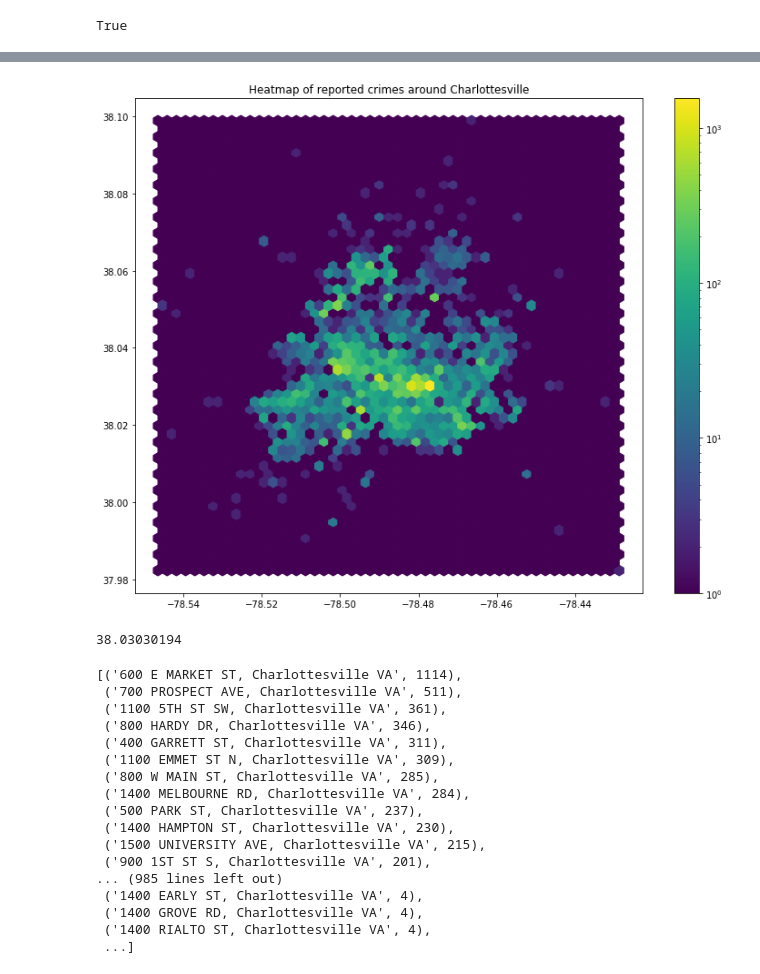
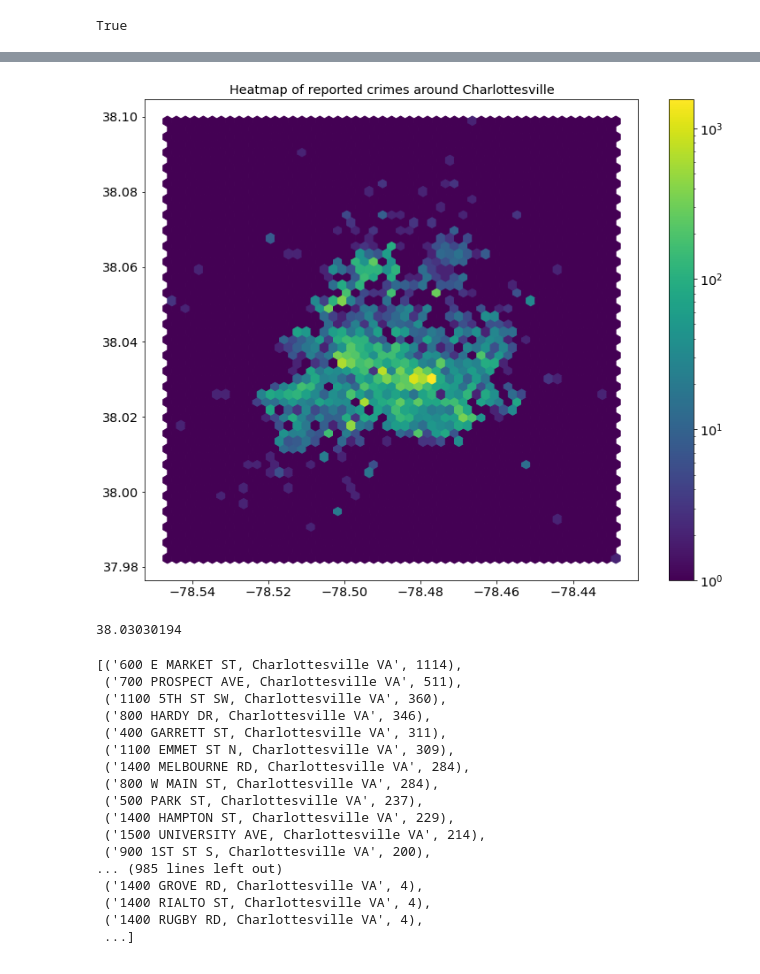
Before and after one commit to auhcheng/cville-crime, a Jupyter notebook: crime_data-analysis.ipynb, the cells around one changed output, grey strips where cells are left out. Drawn from its saved outputs; the diff is of its cells as text; code cells hidden in the pictures.

Commit message:
Cluster and crime

```diff
--- a/crime_data-analysis.ipynb
+++ b/crime_data-analysis.ipynb
@@ -1,10 +1,18 @@
 # %%
 import pandas as pd
 import numpy as np
-import sklearn
+from sklearn.cluster import KMeans
 import matplotlib.pyplot as plt
 from datetime import datetime
 from dateutil import tz
+import matplotlib.pylab as pylab
+params = {'legend.fontsize': 'x-large',
+          'figure.figsize': (15, 5),
+         'axes.labelsize': 'x-large',
+         'axes.titlesize':'x-large',
+         'xtick.labelsize':'x-large',
+         'ytick.labelsize':'x-large'}
+pylab.rcParams.update(params)
 # %%
 crime = pd.read_csv('Crime_Data.csv')
 crime.info()
@@ -97,22 +105,22 @@ crime.head()
 # %%
 Xmin = -78.556730
 Xmax = -78.427396
 Ymin = 37.978503
 Ymax = 38.103614
 # 37.978503, -78.556730 left bottom
 # 38.103614, -78.427396 right top
-cr = crime[crime.X > Xmin]
-cr = cr[cr.X < Xmax]
-cr = cr[cr.Y > Ymin]
-cr = cr[cr.Y < Ymax]
+crime = crime[crime.X > Xmin]
+crime = crime[crime.X < Xmax]
+crime = crime[crime.Y > Ymin]
+crime = crime[crime.Y < Ymax]
 
 plt.figure(figsize=(12.5, 10))
-plt.hexbin(cr.X, cr.Y, gridsize=50, bins='log')
+plt.hexbin(crime.X, crime.Y, gridsize=50, bins='log')
 plt.title('Heatmap of reported crimes around Charlottesville')
 plt.colorbar()
 plt.savefig('crime_data-heatmap-austin')
 # %% [output]
-[figure, old version]
+[figure, new version]
 # %%
 vals, counts = np.unique(crime.Y, return_counts=True)
 # %%
@@ -127,20 +135,20 @@ sorted(list(zip(vals, counts)), key=lambda x: x[1], reverse=True)
 # %% [output]
 [('600 E MARKET ST, Charlottesville VA', 1114),
  ('700 PROSPECT AVE, Charlottesville VA', 511),
- ('1100 5TH ST SW, Charlottesville VA', 361),
+ ('1100 5TH ST SW, Charlottesville VA', 360),
  ('800 HARDY DR, Charlottesville VA', 346),
  ('400 GARRETT ST, Charlottesville VA', 311),
  ('1100 EMMET ST N, Charlottesville VA', 309),
- ('800 W MAIN ST, Charlottesville VA', 285),
  ('1400 MELBOURNE RD, Charlottesville VA', 284),
+ ('800 W MAIN ST, Charlottesville VA', 284),
  ('500 PARK ST, Charlottesville VA', 237),
- ('1400 HAMPTON ST, Charlottesville VA', 230),
- ('1500 UNIVERSITY AVE, Charlottesville VA', 215),
- ('900 1ST ST S, Charlottesville VA', 201),
+ ('1400 HAMPTON ST, Charlottesville VA', 229),
+ ('1500 UNIVERSITY AVE, Charlottesville VA', 214),
+ ('900 1ST ST S, Charlottesville VA', 200),
 ... (985 lines left out)
- ('1400 EARLY ST, Charlottesville VA', 4),
  ('1400 GROVE RD, Charlottesville VA', 4),
  ('1400 RIALTO ST, Charlottesville VA', 4),
+ ('1400 RUGBY RD, Charlottesville VA', 4),
  ...]
 # %%
 crime['TimeReported'] = crime['DateReported'].apply(lambda dt_string: datetime.strptime(dt_string, "%Y-%m-%dT%H:%M:%S.000Z"))
```
Also changed, not shown: parts of 5 cells of this notebook, 2 other files.
